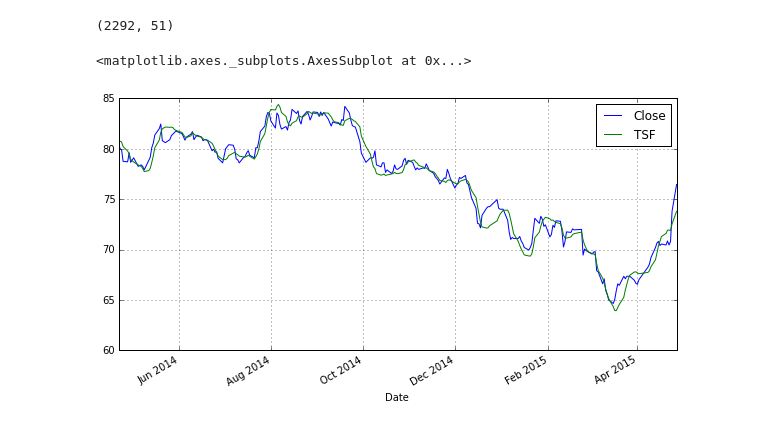
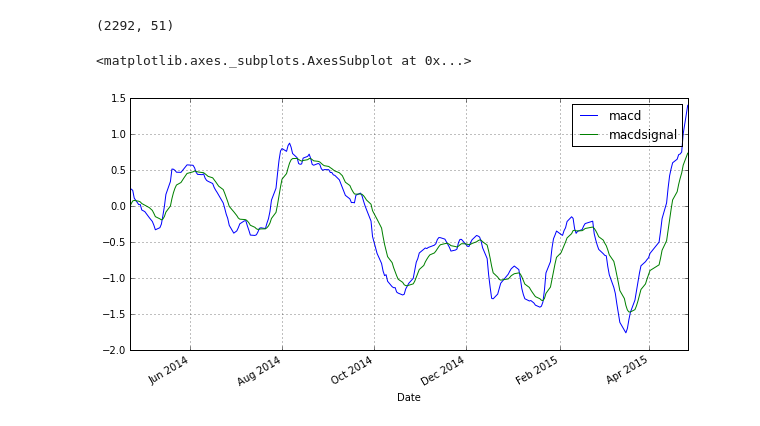
Before and after one commit to twistedogic/ipy, a Jupyter notebook: python/test.ipynb, the cells around one changed output. Drawn from its saved outputs; the diff is of its cells as text; code cells hidden in the pictures.

```diff
--- a/python/test.ipynb
+++ b/python/test.ipynb
@@ -59,7 +67,7 @@ data.shape
 (2292, 51)
 # %%
 tf = data.tail(250)
-tf[['Close', 'TSF']].plot(grid=True,figsize=(10,5))
+tf[['macd', 'macdsignal']].plot(grid=True,figsize=(10,5))
 # %% [output]
 <matplotlib.axes._subplots.AxesSubplot at 0x...>
-[figure, old version]
+[figure, new version]
```
Also changed, not shown: parts of 5 cells of this notebook.
